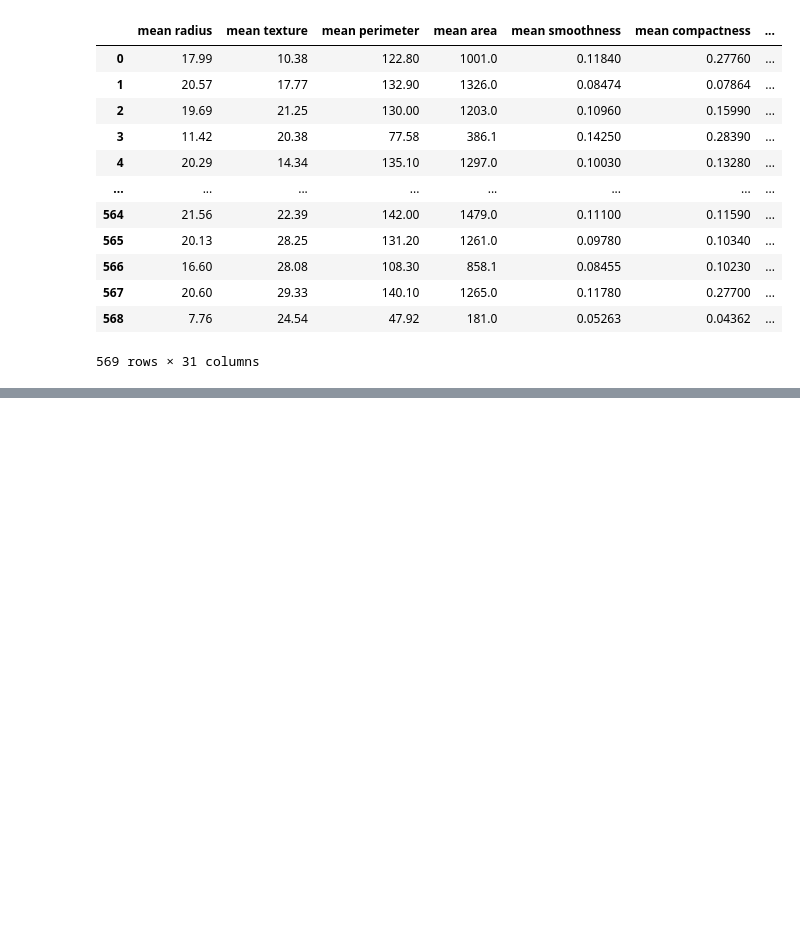
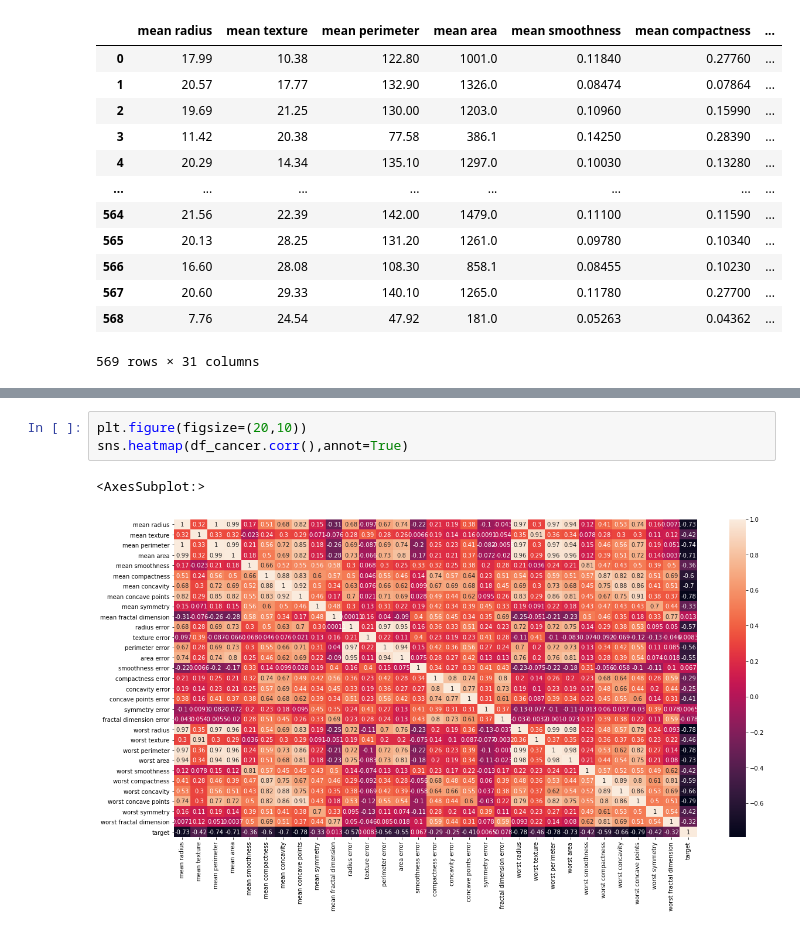
Before and after one commit to kulin-patel/breast-cancer-classification, a Jupyter notebook: breast _cancer_classification.ipynb, the cells around one changed output, grey strips where cells are left out. Saved outputs shown, nothing was run; the diff lists cells and outputs as text; blank space fills up the shorter version.

```diff
--- a/breast _cancer_classification.ipynb
+++ b/breast _cancer_classification.ipynb
@@ -154,0 +167,6 @@ df_cancer
+# %%
+plt.figure(figsize=(20,10))
+sns.heatmap(df_cancer.corr(),annot=True)
+# %% [output]
+<AxesSubplot:>
+[figure, added]
```
Also changed, not shown: parts of 3 cells of this notebook.
